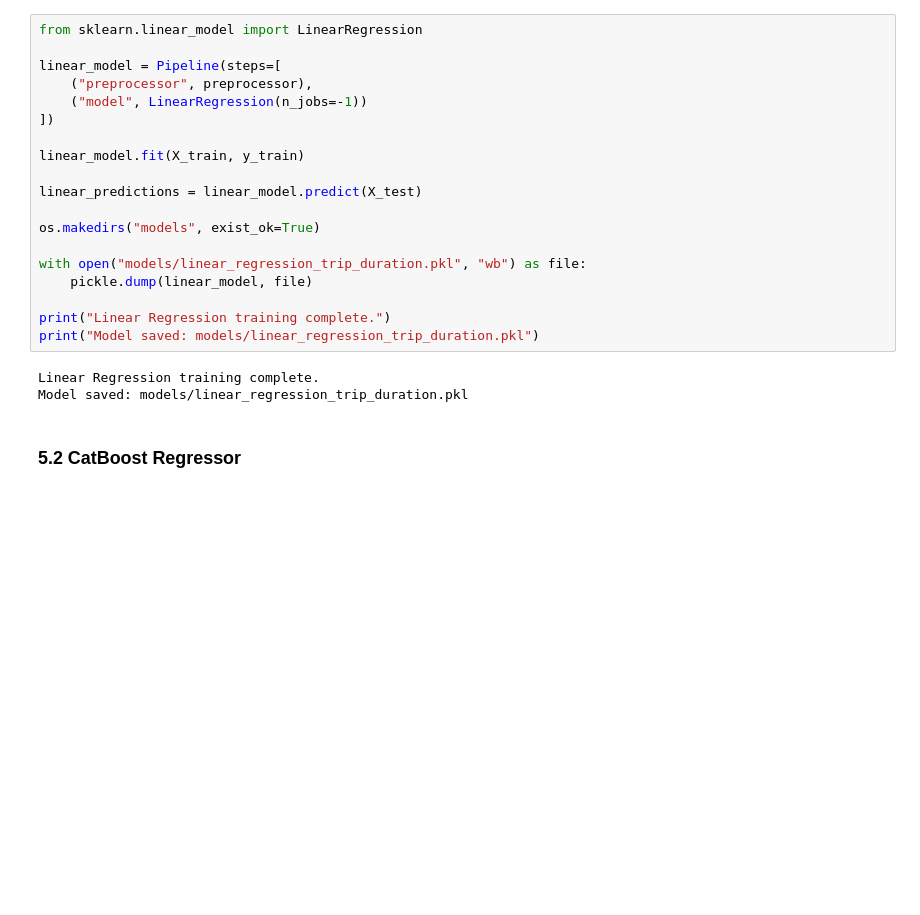
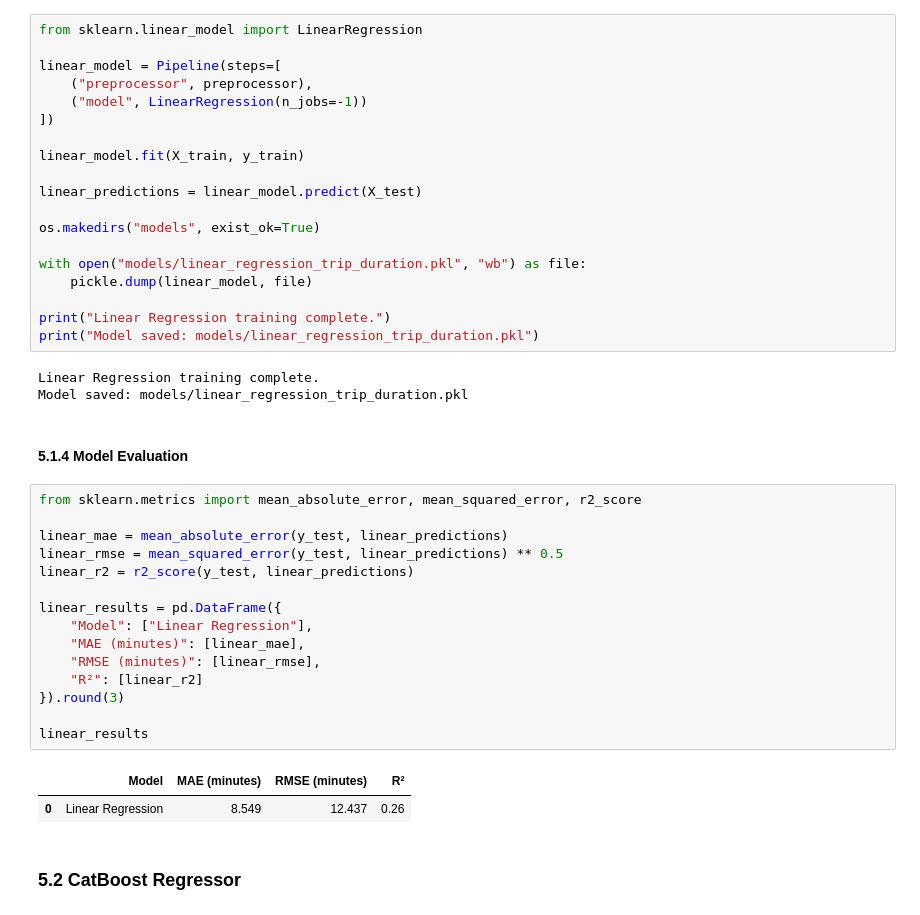
Before and after one commit to fathirrizkifadillah/NYC-Yellow-Taxi-Trip-Analysis, a Jupyter notebook: main.ipynb, the cells around one changed output. Saved outputs shown, nothing was run; the diff lists cells and outputs as text; blank space fills up the shorter version.

Commit message:
5.1.4 Model Evaluation

```diff
--- a/main.ipynb
+++ b/main.ipynb
@@ -2125,5 +2125,25 @@ print("Model saved: models/linear_regression_trip_duration.pkl")
 # %% [output]
 Linear Regression training complete.
 Model saved: models/linear_regression_trip_duration.pkl
+# %% [markdown]
+#### 5.1.4 Model Evaluation
+# %%
+from sklearn.metrics import mean_absolute_error, mean_squared_error, r2_score
+
+linear_mae = mean_absolute_error(y_test, linear_predictions)
+linear_rmse = mean_squared_error(y_test, linear_predictions) ** 0.5
+linear_r2 = r2_score(y_test, linear_predictions)
+
+linear_results = pd.DataFrame({
+    "Model": ["Linear Regression"],
+    "MAE (minutes)": [linear_mae],
+    "RMSE (minutes)": [linear_rmse],
+    "R²": [linear_r2]
+}).round(3)
+
+linear_results
+# %% [output]
+|  | Model | MAE (minutes) | RMSE (minutes) | R² |
+| 0 | Linear Regression | 8.549 | 12.437 | 0.26 |
 # %% [markdown]
 ### 5.2 CatBoost Regressor
```
